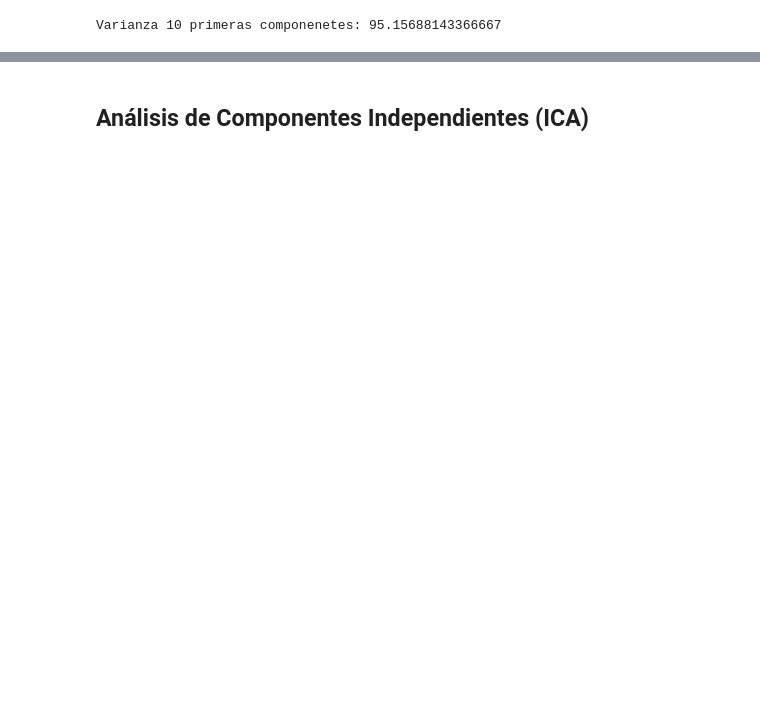
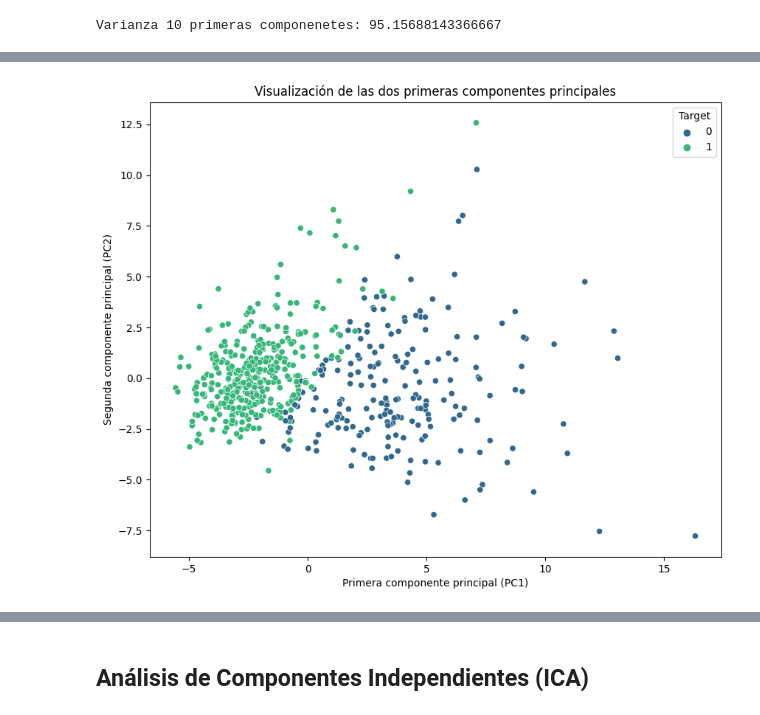
Before and after one commit to txusser/Master_IA_Sanidad, a Jupyter notebook: Modulo_2/2_3_3_Preprocesado.ipynb, the cells around one changed output, grey strips where cells are left out. Cells and saved outputs as stored; diff of their text form; code cells hidden in the pictures; blank space fills up the shorter version.

```diff
--- a/Modulo_2/2_3_3_Preprocesado.ipynb
+++ b/Modulo_2/2_3_3_Preprocesado.ipynb
@@ -437,3 +552,28 @@ sns.scatterplot(X_pca_95[:, 0], X_pca_95[:, 1], hue=cancer_data.target)
+# %%
+# Alternativamente, podemos construir el conjunto que acomode el 95% de la variaza
+# del siguiente modo
+
+# Ajustar PCA para conservar el 95% de la varianza
+pca_95 = PCA(n_components=0.95, random_state=2020)
+pca_95.fit(data_scaled)
+X_pca_95 = pca_95.transform(data_scaled)
+
+# Convertir las dos primeras componentes principales en un DataFrame para una mejor visualización
+pca_df = pd.DataFrame(X_pca_95[:, :2], columns=['PC1', 'PC2'])
+
+# Suponiendo que 'cancer_data.target' es una Serie o lista con las etiquetas de destino, añadirla al DataFrame
+pca_df['Target'] = cancer_data.target
+
+# Visualizar la relación de las dos primeras componentes principales con un gráfico de dispersión
+plt.figure(figsize=(10,8))
+sns.scatterplot(data=pca_df, x='PC1', y='PC2', hue='Target', palette='viridis')
+plt.title('Visualización de las dos primeras componentes principales')
+plt.xlabel('Primera componente principal (PC1)')
+plt.ylabel('Segunda componente principal (PC2)')
+plt.legend(title='Target')
+plt.show()
+# %% [output]
+[figure, added]
 # %%
 # Finalmente podemos crear un nuevo marco de datos con el resultado del análisis PCA
 cols = ['PCA' + str(i) for i in range(10)]
```
Also changed, not shown: parts of 20 cells of this notebook.
